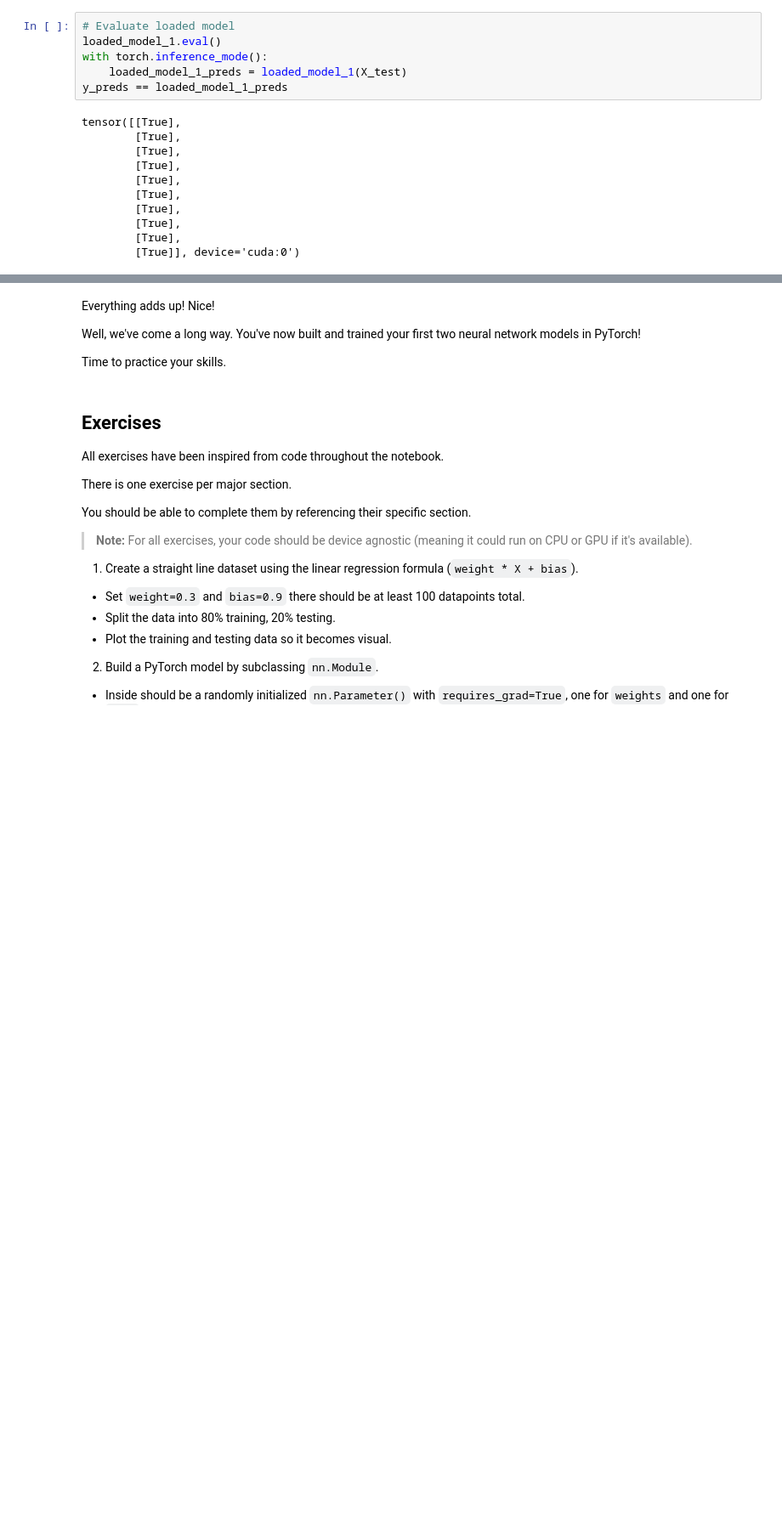
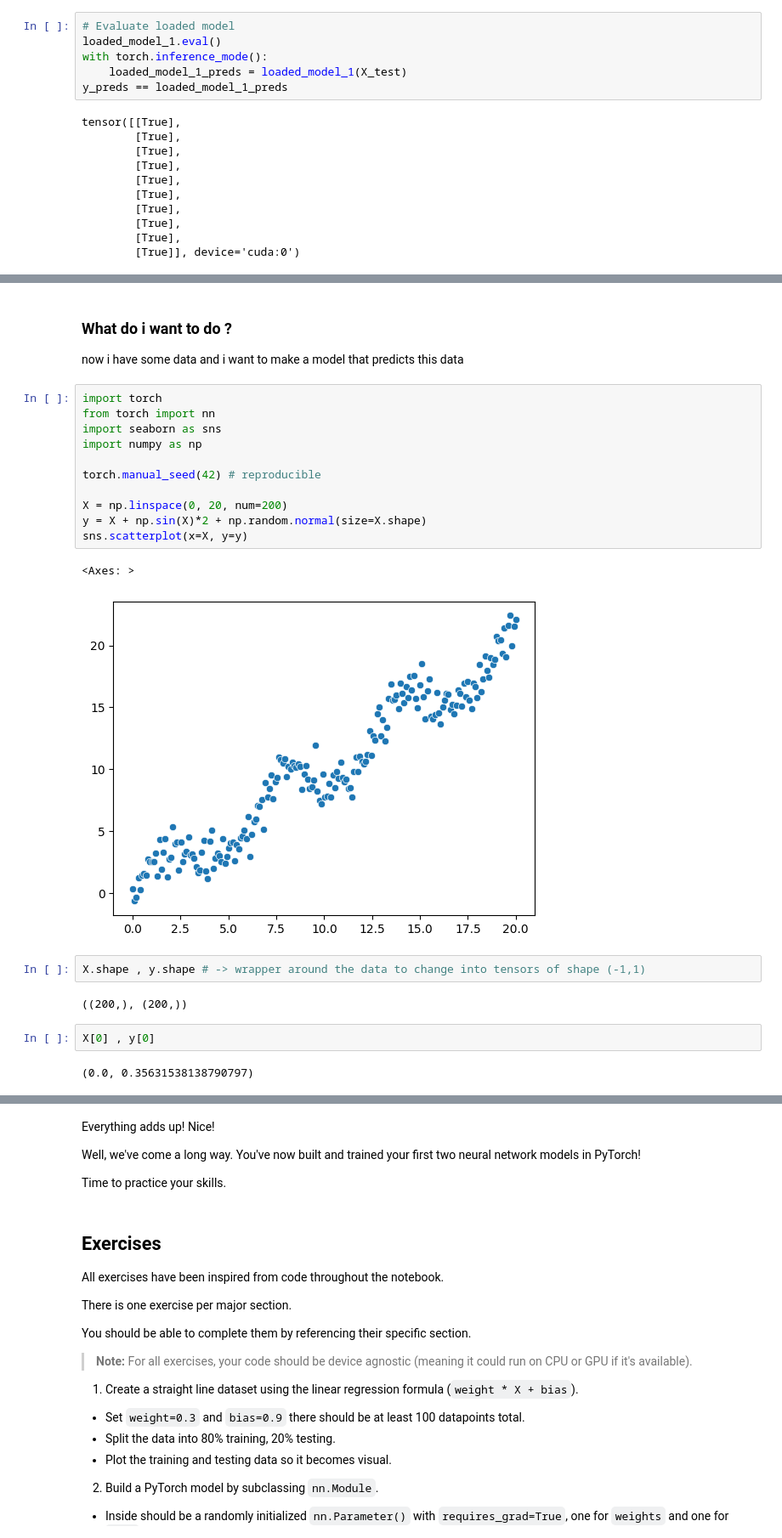
Before and after one commit to Amr-Abdellatif/learn-deep-learning-using-pytorch, a Jupyter notebook: curriculum/01_starting_pytorch_workflow.ipynb, the cells around one changed output, grey strips where cells are left out. Shown: that part at 85% size. Cells and saved outputs as stored; diff of their text form; blank space fills up the shorter version.

```diff
--- a/curriculum/01_starting_pytorch_workflow.ipynb
+++ b/curriculum/01_starting_pytorch_workflow.ipynb
@@ -1178,0 +1184,25 @@ tensor([[True],
+# %% [markdown]
+### What do i want to do ?
+now i have some data and i want to make a model that predicts this data
+# %%
+import torch
+from torch import nn
+import seaborn as sns
+import numpy as np
+
+torch.manual_seed(42) # reproducible
+
+X = np.linspace(0, 20, num=200)
+y = X + np.sin(X)*2 + np.random.normal(size=X.shape)
+sns.scatterplot(x=X, y=y)
+# %% [output]
+<Axes: >
+[figure, added]
+# %%
+X.shape , y.shape # -> wrapper around the data to change into tensors of shape (-1,1)
+# %% [output]
+((200,), (200,))
+# %%
+X[0] , y[0]
+# %% [output]
+(0.0, 0.35631538138790797)
```
Also changed, not shown: parts of 21 cells of this notebook, 4 other files.
